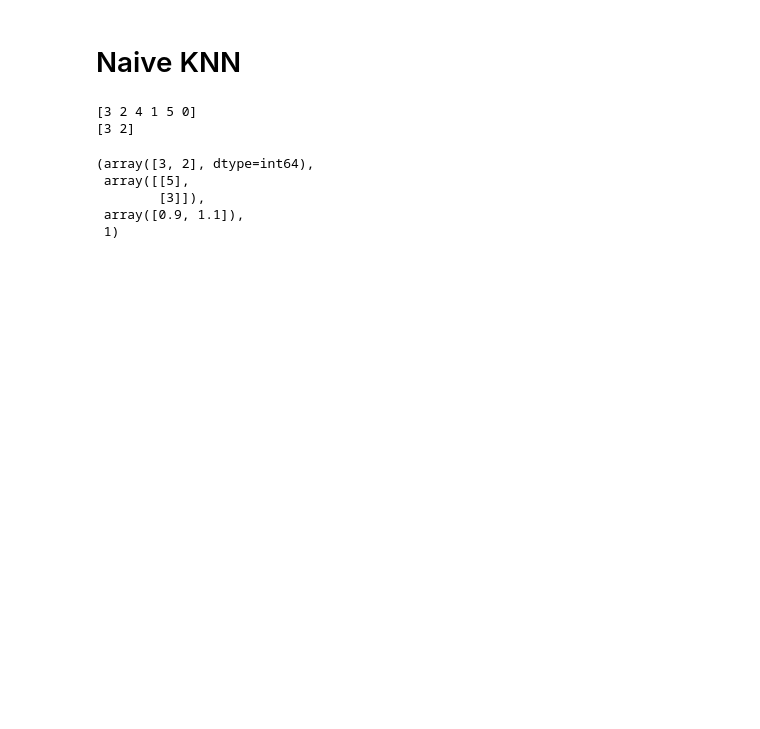
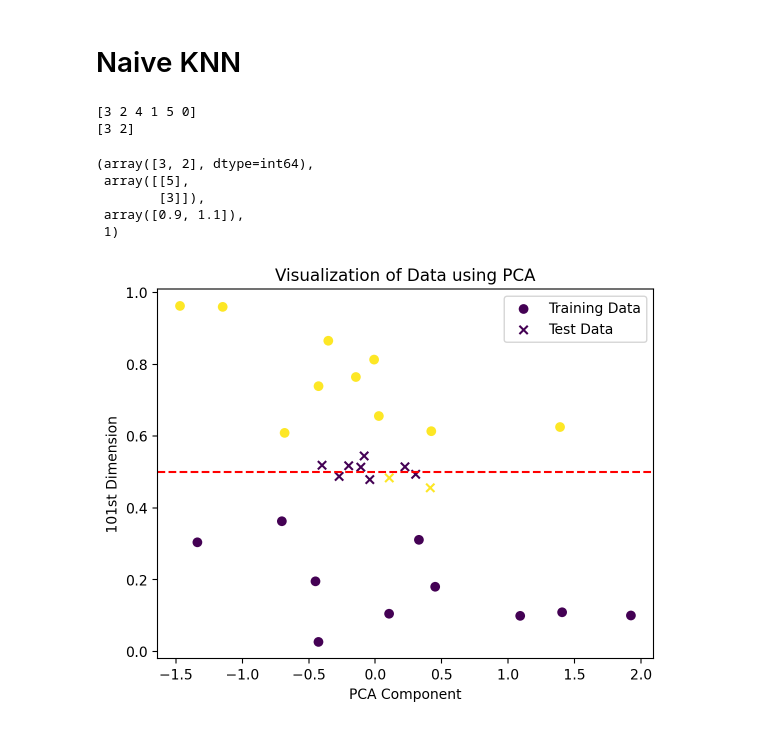
Before and after one commit to YYashraj/Assignment4-ES335-2024-sanity-descent, a Jupyter notebook: KNN.ipynb, the cells around one changed output. Cells and saved outputs as stored; diff of their text form; code cells hidden in the pictures; blank space fills up the shorter version.

Commit message:
CoD test

```diff
--- a/KNN.ipynb
+++ b/KNN.ipynb
@@ -145,3 +145,44 @@ naive_KNN(X, np.array([4.1]), 2, Y)
         [3]]),
  array([0.9, 1.1]),
  1)
+# %%
+from sklearn.decomposition import PCA
+from sklearn.neighbors import KNeighborsClassifier
+
+# Set seed for reproducibility
+np.random.seed(42)
+
+# Create the training data
+X_train = np.random.rand(20, 100)
+X_train[:, -1] = np.concatenate([np.random.uniform(0, 0.4, 10), np.random.uniform(0.6, 1, 10)])
+y_train = np.concatenate([np.ones(10), 2*np.ones(10)])
+
+# Create the test data
+X_test = np.random.rand(10, 100)
+X_test[:, -1] = np.random.uniform(0.45, 0.55, 10)
+
+# Perform kNN classification
+knn = KNeighborsClassifier(n_neighbors=3)
+knn.fit(X_train[:, :-1], y_train)  # Excluding the final dimension
+y_train_pred = knn.predict(X_train[:, :-1])  # Excluding the final dimension
+y_test_pred = knn.predict(X_test[:, :-1])  # Excluding the final dimension
+
+# Perform PCA on the training data
+pca = PCA(n_components=1)
+X_train_pca = pca.fit_transform(X_train[:, :-1])  # Excluding the final dimension
+X_test_pca = pca.transform(X_test[:, :-1])  # Excluding the final dimension
+
+# Plot the data
+plt.scatter(X_train_pca, X_train[:, -1], c=y_train, cmap='viridis', marker='o', label='Training Data')
+plt.scatter(X_test_pca, X_test[:, -1], c=y_test_pred, cmap='viridis', marker='x', label='Test Data')
+plt.xlabel('PCA Component')
+plt.ylabel('101st Dimension')
+plt.title('Visualization of Data using PCA')
+plt.axhline(y=0.5, color='r', linestyle='--')
+plt.legend()
+plt.show()
+
+# Reset the random seed to avoid affecting other parts of the code
+np.random.seed()
+# %% [output]
+[figure, added]
```
Also changed, not shown: parts of 1 cell of this notebook.
